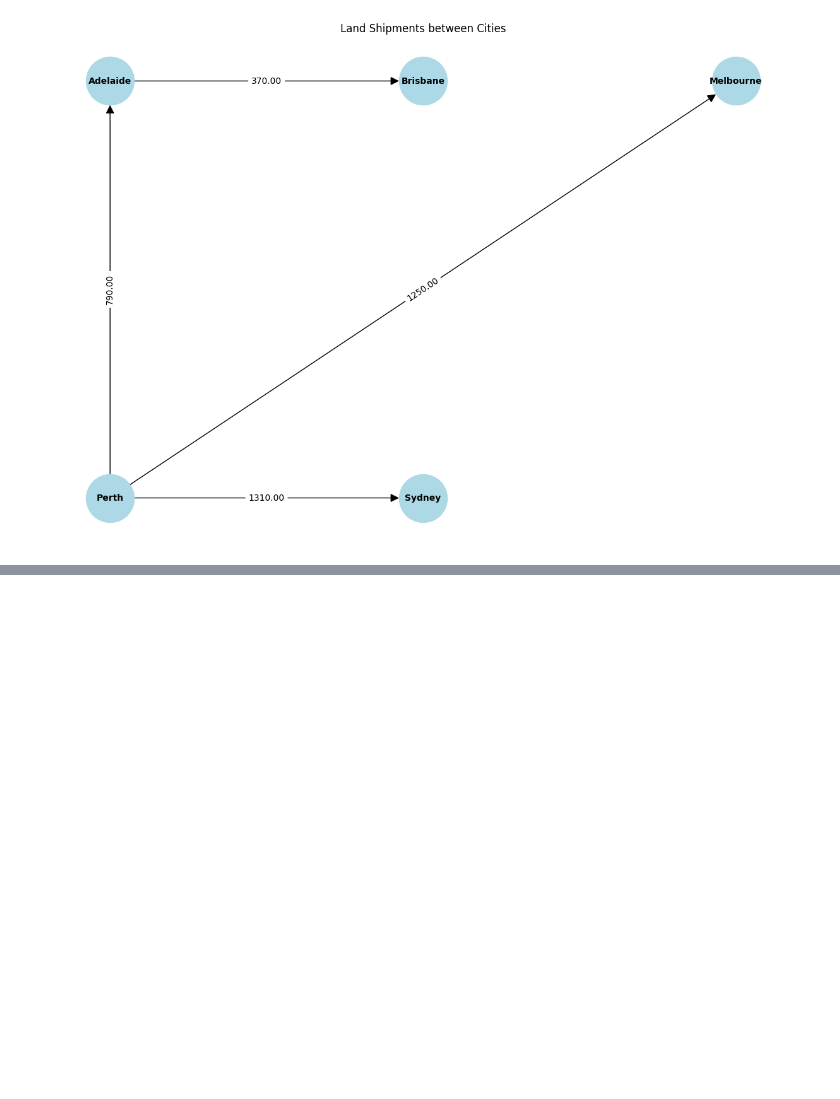
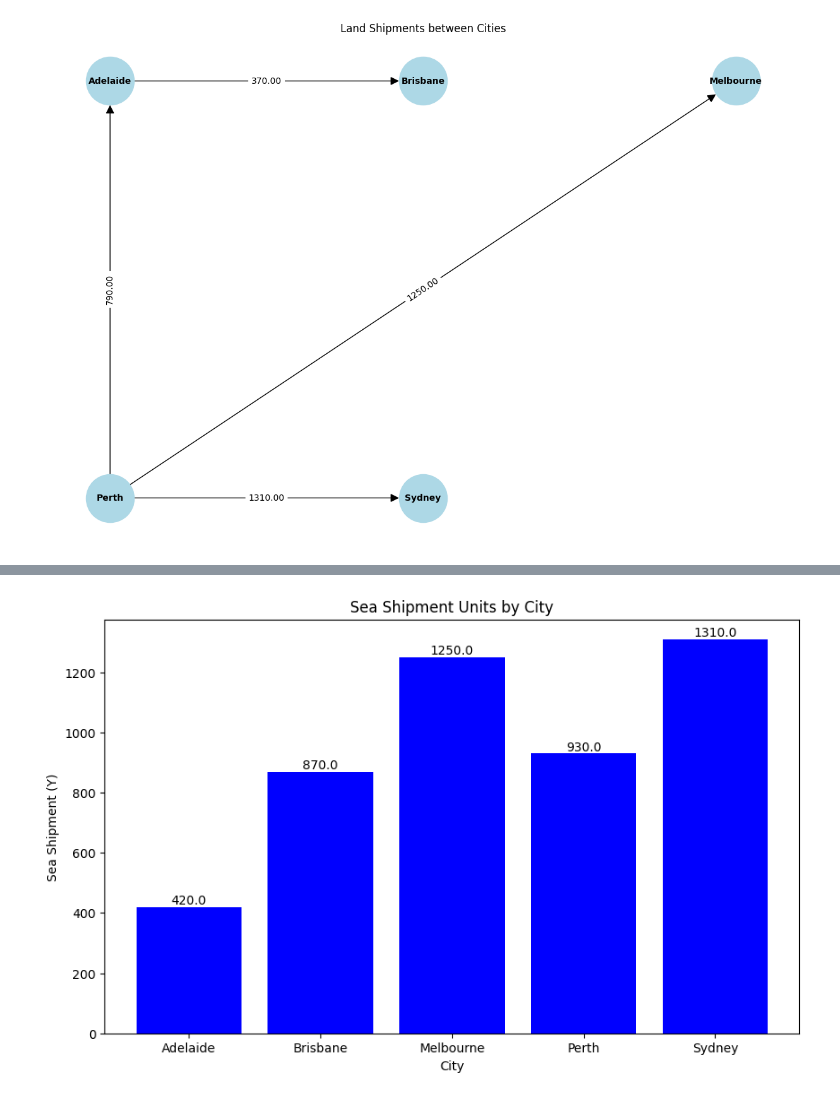
Before and after one commit to wweissbluth/CMOR-461-LOGISTICS-AND-SUPPLY-CHAIN-MANAGEMENT, a Jupyter notebook: hw4.ipynb, the cells around one changed output, grey strips where cells are left out. Saved outputs shown, nothing was run; the diff lists cells and outputs as text; code cells hidden in the pictures; blank space fills up the shorter version.

```diff
--- a/hw4.ipynb
+++ b/hw4.ipynb
@@ -443,0 +610,18 @@ plt.show()
+# %%
+import matplotlib.pyplot as plt
+
+# Plot the sea shipment values
+plt.figure(figsize=(10, 6))
+bars = plt.bar(Y_values.keys(), Y_values.values(), color='blue')
+plt.xlabel('City')
+plt.ylabel('Sea Shipment (Y)')
+plt.title('Sea Shipment Units by City')
+
+# Add labels on top of each bar
+for bar in bars:
+    yval = bar.get_height()
+    plt.text(bar.get_x() + bar.get_width()/2, yval, round(yval, 2), ha='center', va='bottom')
+
+plt.show()
+# %% [output]
+[figure, added]
```
Also changed, not shown: parts of 10 cells of this notebook, 1 other file.
